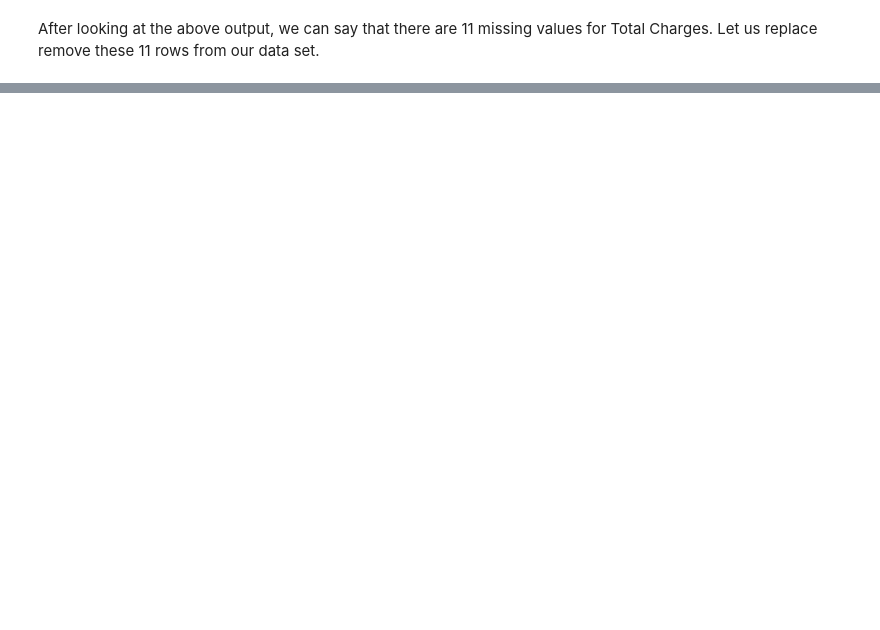
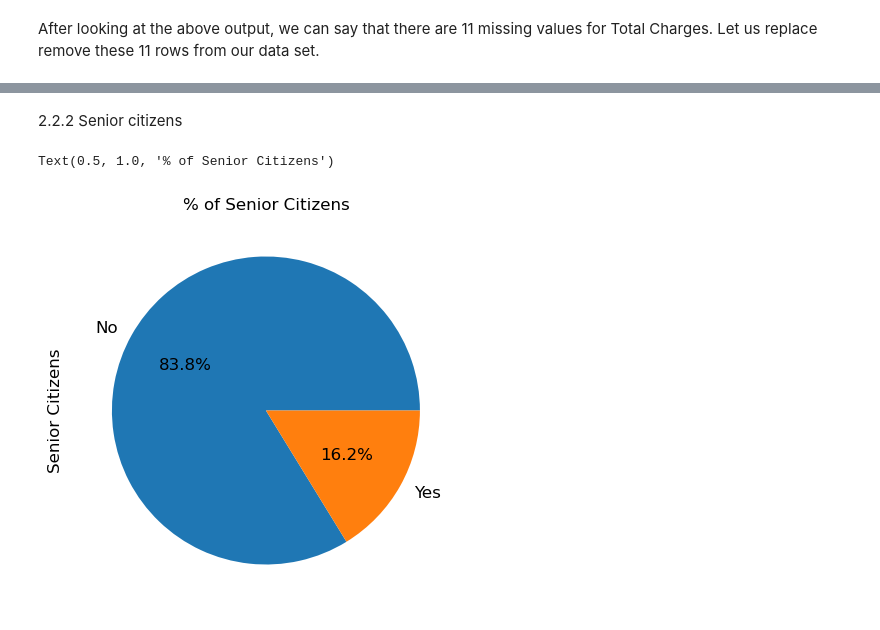
Before and after one commit to zhelyazkomd/Telco-Project, a Jupyter notebook: Churn of telco company.ipynb, the cells around one changed output, grey strips where cells are left out. Saved outputs shown, nothing was run; the diff lists cells and outputs as text; code cells hidden in the pictures; blank space fills up the shorter version.

```diff
--- a/Churn of telco company.ipynb
+++ b/Churn of telco company.ipynb
@@ -115,0 +211,10 @@ telco_customers.dropna(inplace = True)
+# %% [markdown]
+ 2.2.2 Senior citizens
+# %%
+ax = (telco_customers['SeniorCitizen'].value_counts() * 100.0 /len(telco_customers))\
+.plot.pie(autopct='%.1f%%', labels = ['No', 'Yes'],figsize =(5,5), fontsize = 12 )
+ax.set_ylabel('Senior Citizens',fontsize = 12)
+ax.set_title('% of Senior Citizens', fontsize = 12)
+# %% [output]
+Text(0.5, 1.0, '% of Senior Citizens')
+[figure, added]
```
Also changed, not shown: parts of 19 cells of this notebook.
